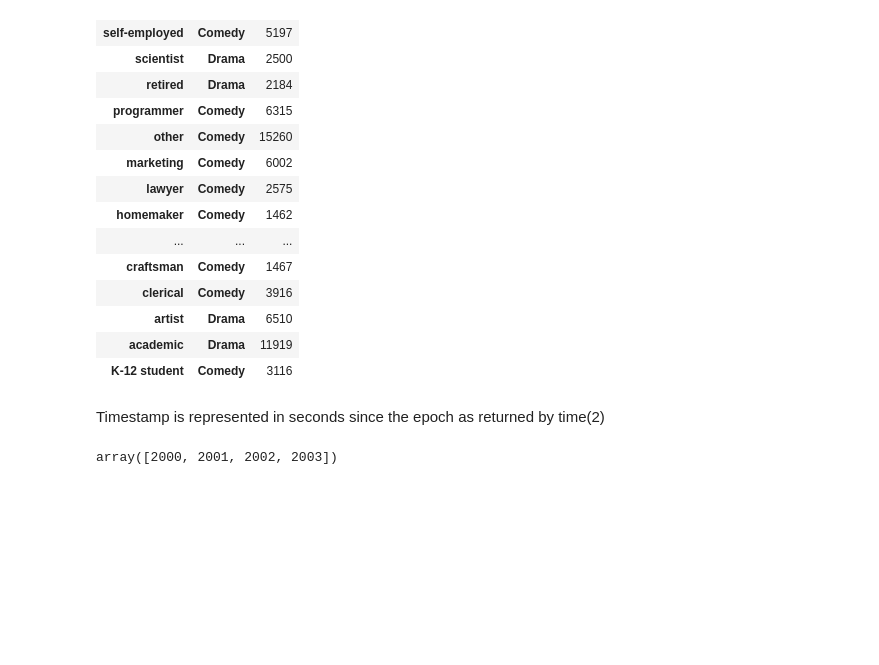
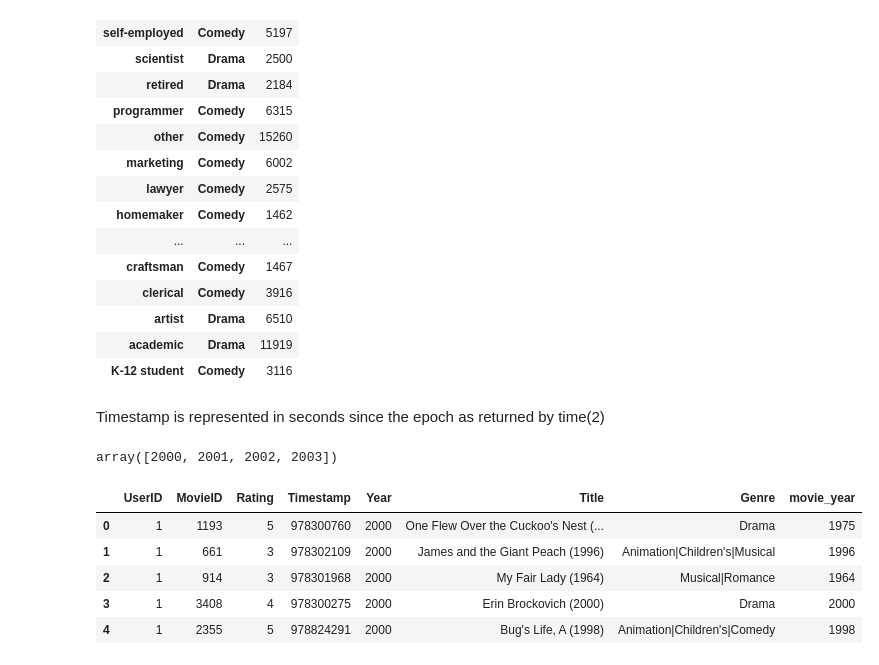
Before and after one commit to amprova/Larger_scale_data, a Jupyter notebook: project2/data_summary.ipynb, the cells around one changed output. Drawn from its saved outputs; the diff is of its cells as text; code cells hidden in the pictures; blank space fills up the shorter version.

```diff
--- a/project2/data_summary.ipynb
+++ b/project2/data_summary.ipynb
@@ -343,0 +348,10 @@ array([2000, 2001, 2002, 2003])
+# %%
+joined = join(ratings, movies, 'left', 'MovieID')
+joined.head()
+# %% [output]
+|  | UserID | MovieID | Rating | Timestamp | Year | Title | Genre | movie_year |
+| 0 | 1 | 1193 | 5 | 978300760 | 2000 | One Flew Over the Cuckoo's Nest (... | Drama | 1975 |
+| 1 | 1 | 661 | 3 | 978302109 | 2000 | James and the Giant Peach (1996) | Animation|Children's|Musical | 1996 |
+| 2 | 1 | 914 | 3 | 978301968 | 2000 | My Fair Lady (1964) | Musical|Romance | 1964 |
+| 3 | 1 | 3408 | 4 | 978300275 | 2000 | Erin Brockovich (2000) | Drama | 2000 |
+| 4 | 1 | 2355 | 5 | 978824291 | 2000 | Bug's Life, A (1998) | Animation|Children's|Comedy | 1998 |
```
Also changed, not shown: parts of 5 cells of this notebook, 58 other files.
